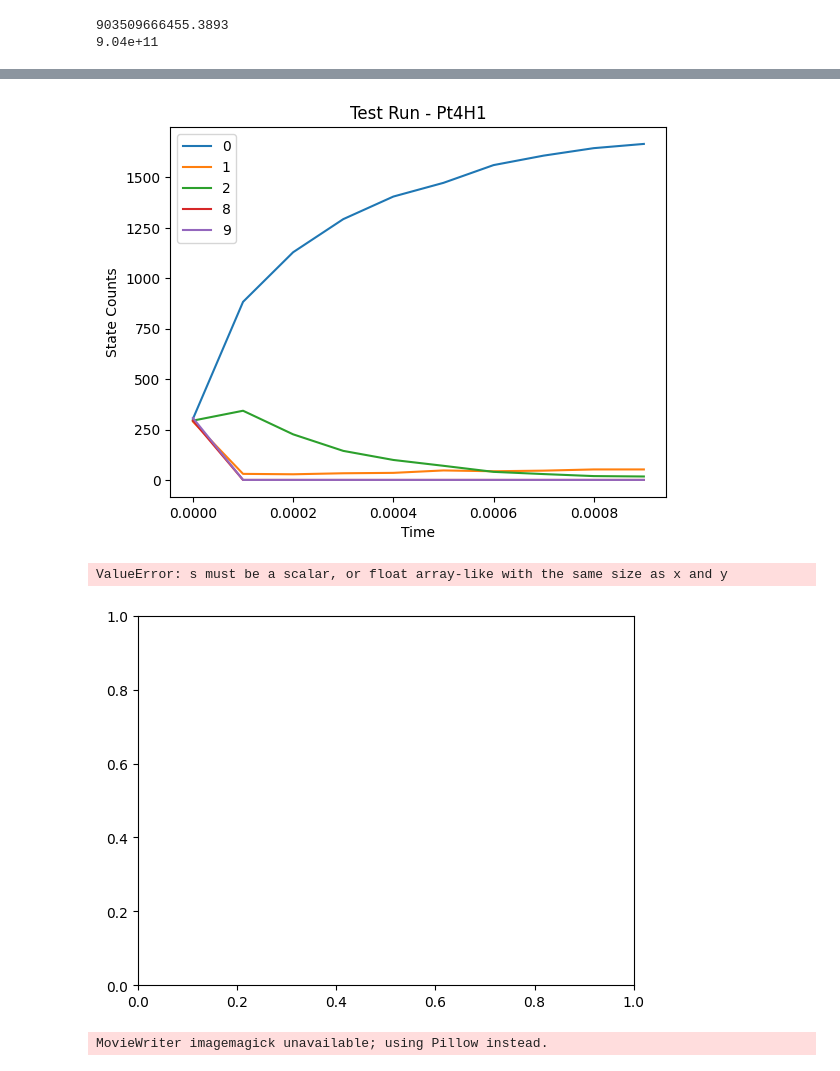
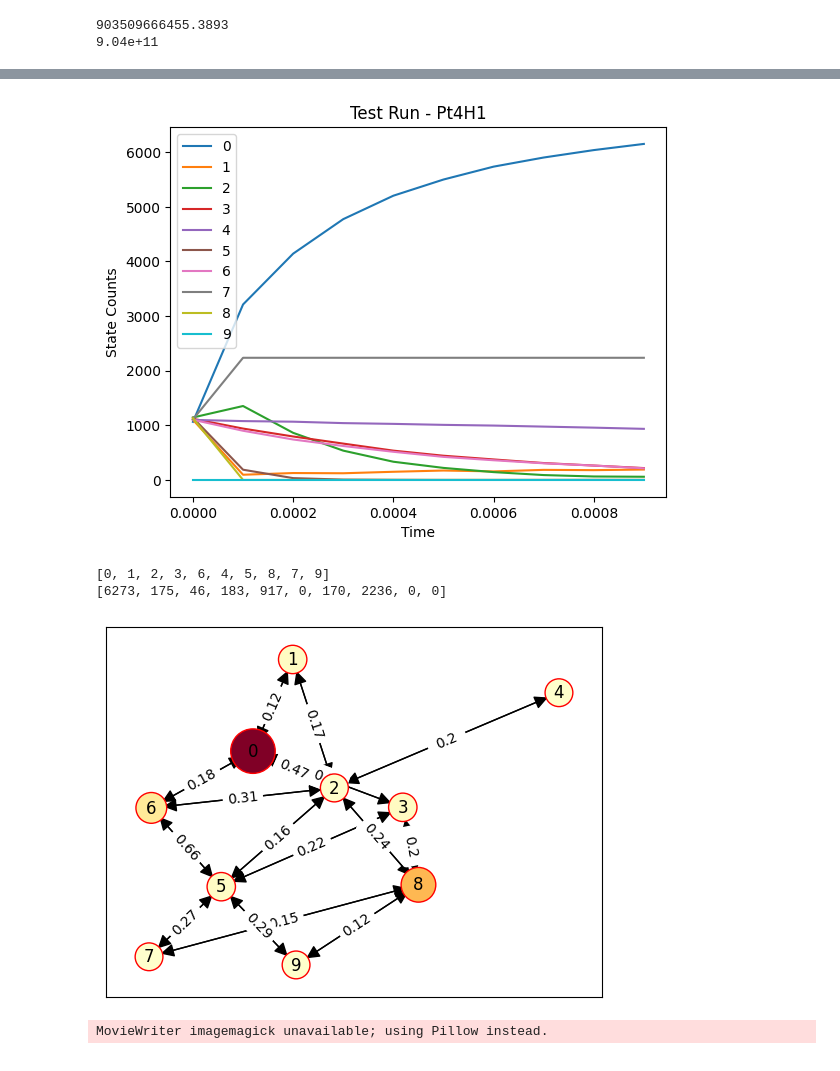
Before and after one commit to santi921/kmcluster, a Jupyter notebook: kmcluster/scripts/run.ipynb, the cells around one changed output, grey strips where cells are left out. Saved outputs shown, nothing was run; the diff lists cells and outputs as text; code cells hidden in the pictures.

```diff
--- a/kmcluster/scripts/run.ipynb
+++ b/kmcluster/scripts/run.ipynb
@@ -252,0 +248,15 @@ energies_mat = sparse_to_mat(Pt_H1_all, len(Pt_H1_all))
+# %%
+from kmcluster.core.data import sparse_to_mat
+
+# create a list of all states before creating a mat
+list_of_states = []
+for i in Pt_H1_all:
+    state_a = i[0]
+    state_b = i[1]
+    if state_a not in list_of_states:
+        list_of_states.append(state_a)
+    if state_b not in list_of_states:
+        list_of_states.append(state_b)
+list_of_states.sort()
+
+energies_mat = sparse_to_mat(Pt_H1_all, len(list_of_states))
@@ -306,7 +329,7 @@ plot_top_n_states(
 # %%
 plot_states(
     trajectories,
-    states_to_plot=[0,1,2,8,9],
+    states_to_plot=[0,1,2,3, 4, 5, 6, 7, 8,9],
     resolution = 0.0001,
     max_time = 0.001,
     title = "Test Run - Pt4H1",
@@ -315,18 +338,19 @@ plot_states(
     save = True,
     save_name = "../../reporting/plots/test_run_Pt4H1.png")
 # %% [output]
-[figure, old version]
+[figure, new version]
 # %%
 time_slice = 0
 pos = graph_trajectories_static(
     trajectories=trajectories,
     energies = energies_mat,
-    time=0,
+    time=0.001,
     ret_pos = True
 )
 # %% [output]
-ValueError: s must be a scalar, or float array-like with the same size as x and y
+[0, 1, 2, 3, 6, 4, 5, 8, 7, 9]
+[6273, 175, 46, 183, 917, 0, 170, 2236, 0, 0]
-[figure, old version]
+[figure, new version]
 # %%
 graph_trajectories_dynamic(
     trajectories=trajectories,
```
Also changed, not shown: parts of 8 cells of this notebook, 1 other file.
